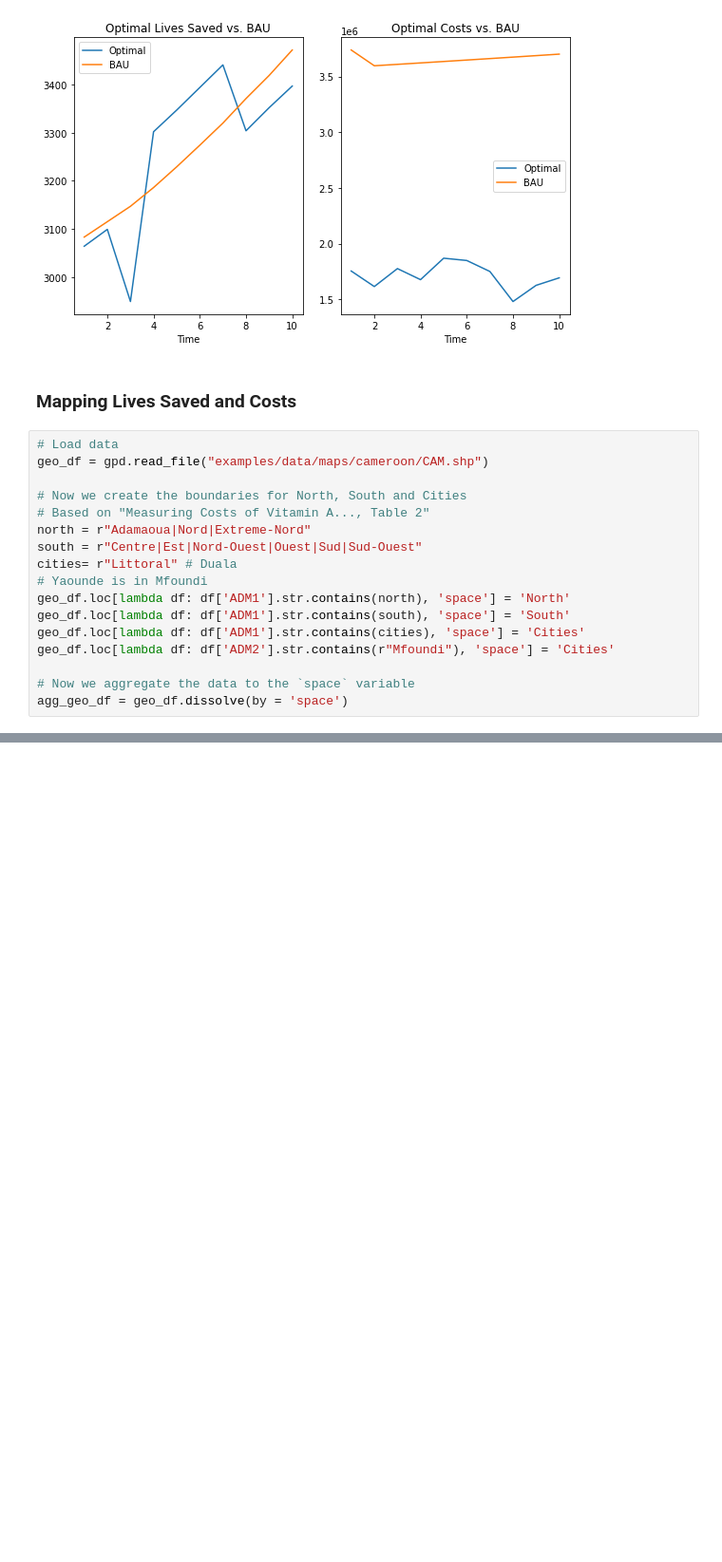
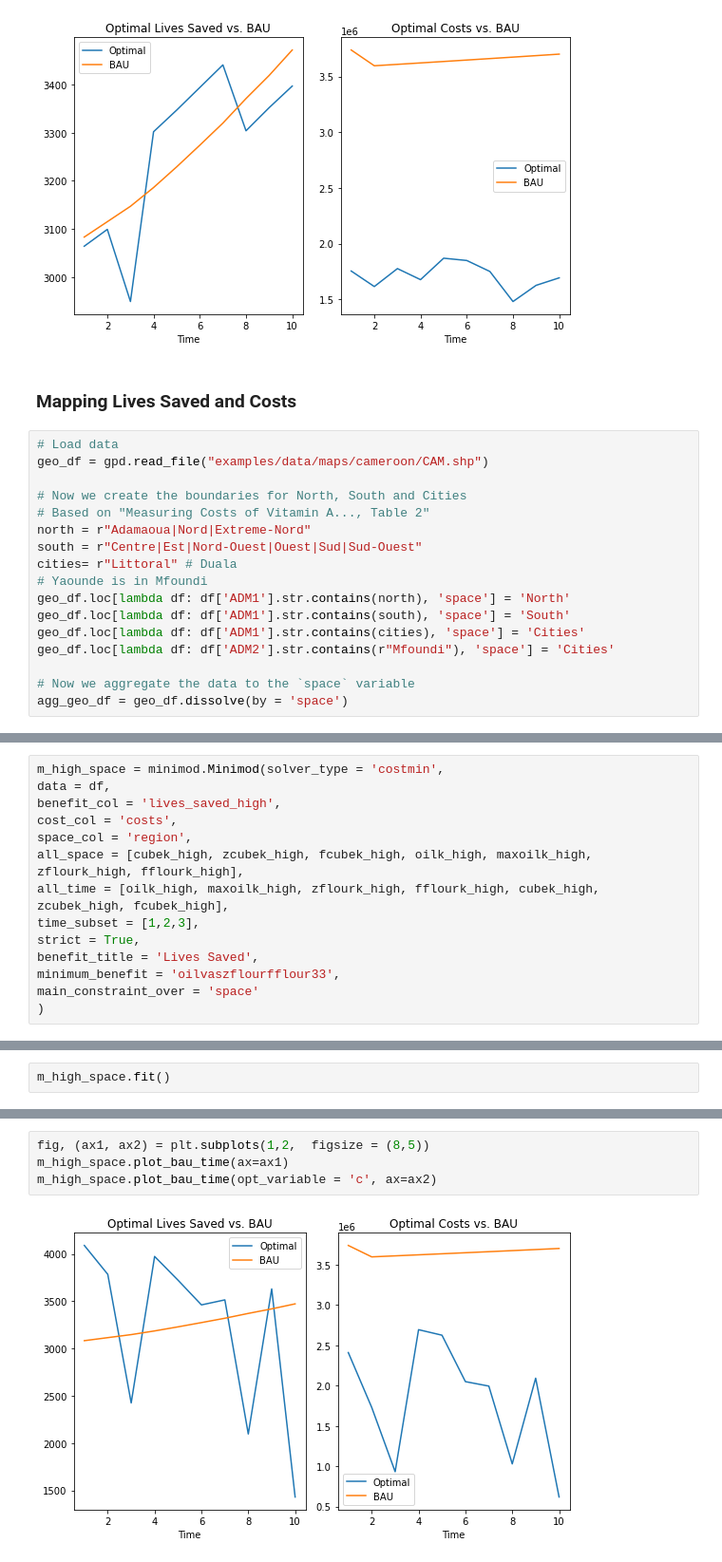
Before and after one commit to minimod-nutrition/minimod, a Jupyter notebook: Optimization Work/demewoz_lives_saved/lives_saved_analysis.ipynb, the cells around one changed output, grey strips where cells are left out. Shown at 95% size. Drawn from its saved outputs; the diff is of its cells as text; blank space fills up the shorter version.

```diff
--- a/Optimization Work/demewoz_lives_saved/lives_saved_analysis.ipynb
+++ b/Optimization Work/demewoz_lives_saved/lives_saved_analysis.ipynb
@@ -1077,0 +1318,14 @@ Now instead of having the benefit constraint be some aggregate across space and
+# %%
+m_high_space = minimod.Minimod(solver_type = 'costmin',
+data = df,
+benefit_col = 'lives_saved_high',
+cost_col = 'costs',
+space_col = 'region',
+all_space = [cubek_high, zcubek_high, fcubek_high, oilk_high, maxoilk_high, zflourk_high, fflourk_high],
+all_time = [oilk_high, maxoilk_high, zflourk_high, fflourk_high, cubek_high, zcubek_high, fcubek_high],
+time_subset = [1,2,3],
+strict = True,
+benefit_title = 'Lives Saved',
+minimum_benefit = 'oilvaszflourfflour33',
+main_constraint_over = 'space'
+)
@@ -1077,0 +1341,2 @@ Now instead of having the benefit constraint be some aggregate across space and
+# %%
+m_high_space.fit()
@@ -1077,0 +1366,6 @@ Now instead of having the benefit constraint be some aggregate across space and
+# %%
+fig, (ax1, ax2) = plt.subplots(1,2,  figsize = (8,5))
+m_high_space.plot_bau_time(ax=ax1)
+m_high_space.plot_bau_time(opt_variable = 'c', ax=ax2)
+# %% [output]
+[figure, added]
```
Also changed, not shown: parts of 40 cells of this notebook, 8 other files.
